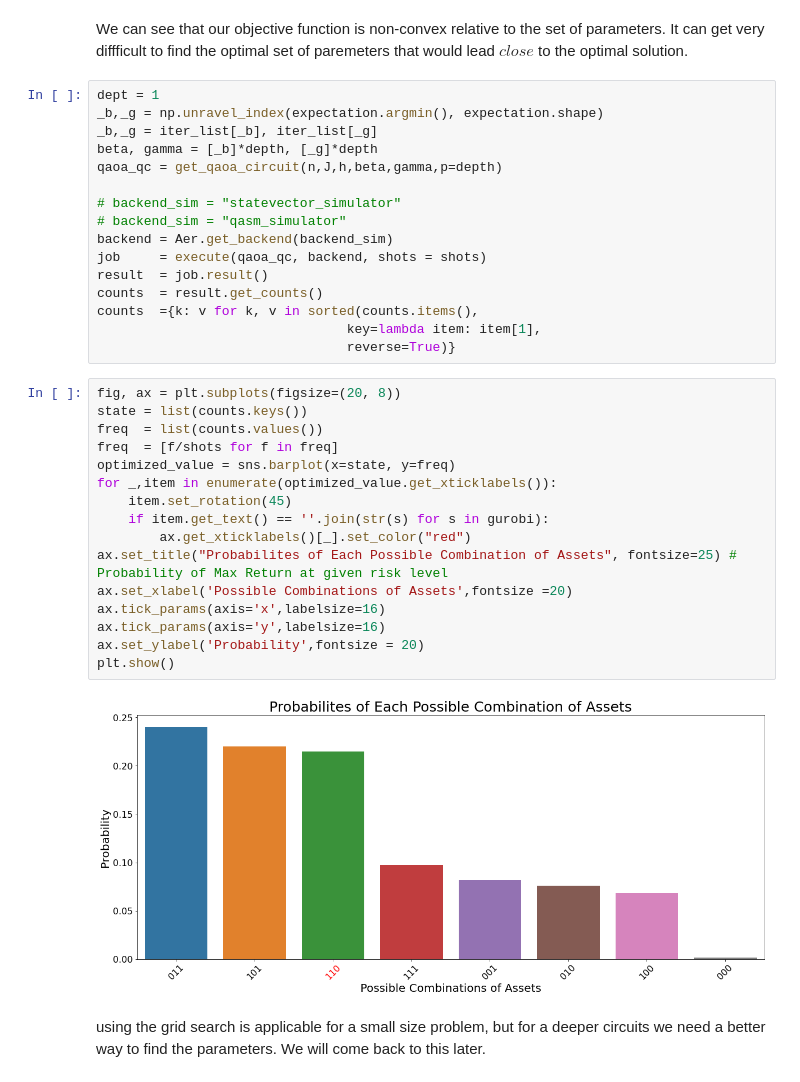
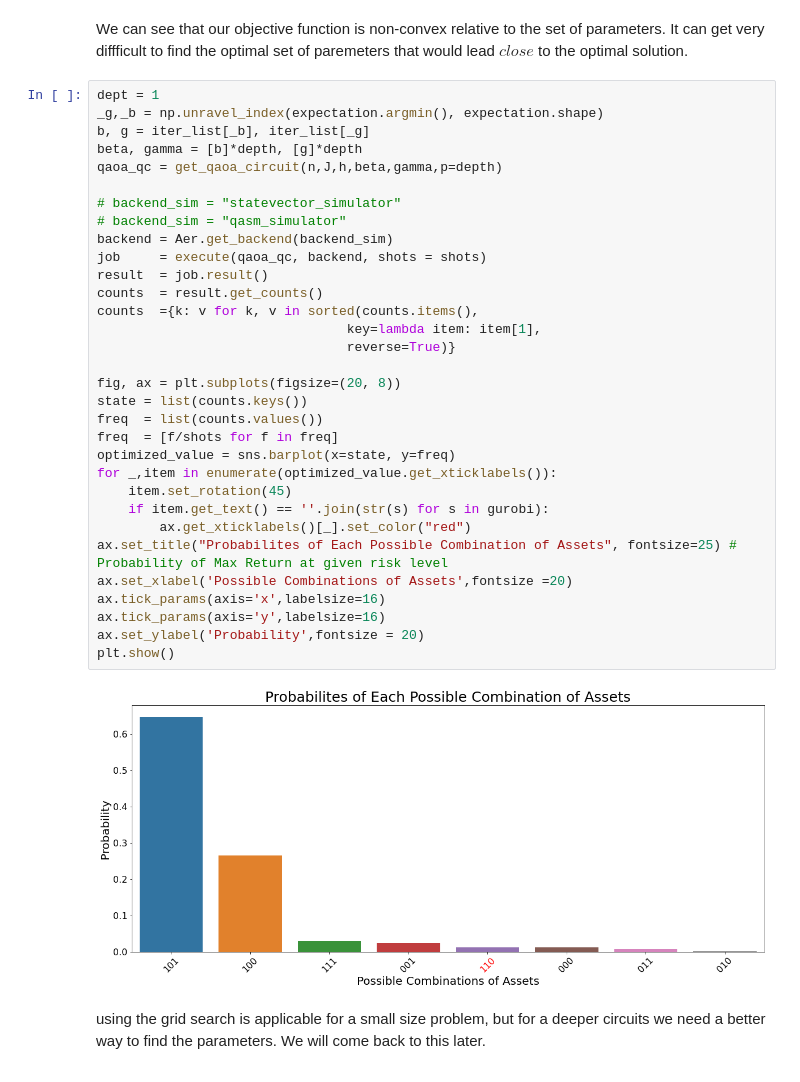
Before and after one commit to jimphon88/quantum-computing, a Jupyter notebook: mean variance optimization qaoa.ipynb, the cells around one changed output. Saved outputs shown, nothing was run; the diff lists cells and outputs as text.

```diff
--- a/mean variance optimization qaoa.ipynb
+++ b/mean variance optimization qaoa.ipynb
@@ -539,39 +562,39 @@ plt.show()
 # %% [markdown]
 We can see that our objective function is non-convex relative to the set of parameters. It can get very diffficult to find the optimal set of paremeters that would lead $\textit{close}$ to the optimal solution.
-# %%
-dept = 1
-_b,_g = np.unravel_index(expectation.argmin(), expectation.shape)
-_b,_g = iter_list[_b], iter_list[_g]
-beta, gamma = [_b]*depth, [_g]*depth
-qaoa_qc = get_qaoa_circuit(n,J,h,beta,gamma,p=depth)
-
-# backend_sim = "statevector_simulator"
-# backend_sim = "qasm_simulator"
-backend = Aer.get_backend(backend_sim)
-job     = execute(qaoa_qc, backend, shots = shots)
-result  = job.result()
-counts  = result.get_counts()
-counts  ={k: v for k, v in sorted(counts.items(),
-                                key=lambda item: item[1],
-                                reverse=True)}
-# %%
-fig, ax = plt.subplots(figsize=(20, 8))
-state = list(counts.keys())
-freq  = list(counts.values())
-freq  = [f/shots for f in freq]
-optimized_value = sns.barplot(x=state, y=freq)
-for _,item in enumerate(optimized_value.get_xticklabels()):
-    item.set_rotation(45)
-    if item.get_text() == ''.join(str(s) for s in gurobi):
-        ax.get_xticklabels()[_].set_color("red")
-ax.set_title("Probabilites of Each Possible Combination of Assets", fontsize=25) # Probability of Max Return at given risk level
-ax.set_xlabel('Possible Combinations of Assets',fontsize =20)
-ax.tick_params(axis='x',labelsize=16)
-ax.tick_params(axis='y',labelsize=16)
-ax.set_ylabel('Probability',fontsize = 20)
-plt.show()
-# %% [output]
-[figure, removed]
+# %%
+dept = 1
+_g,_b = np.unravel_index(expectation.argmin(), expectation.shape)
+b, g = iter_list[_b], iter_list[_g]
+beta, gamma = [b]*depth, [g]*depth
+qaoa_qc = get_qaoa_circuit(n,J,h,beta,gamma,p=depth)
+
+# backend_sim = "statevector_simulator"
+# backend_sim = "qasm_simulator"
+backend = Aer.get_backend(backend_sim)
+job     = execute(qaoa_qc, backend, shots = shots)
+result  = job.result()
+counts  = result.get_counts()
+counts  ={k: v for k, v in sorted(counts.items(),
+                                key=lambda item: item[1],
+                                reverse=True)}
+
+fig, ax = plt.subplots(figsize=(20, 8))
+state = list(counts.keys())
+freq  = list(counts.values())
+freq  = [f/shots for f in freq]
+optimized_value = sns.barplot(x=state, y=freq)
+for _,item in enumerate(optimized_value.get_xticklabels()):
+    item.set_rotation(45)
+    if item.get_text() == ''.join(str(s) for s in gurobi):
+        ax.get_xticklabels()[_].set_color("red")
+ax.set_title("Probabilites of Each Possible Combination of Assets", fontsize=25) # Probability of Max Return at given risk level
+ax.set_xlabel('Possible Combinations of Assets',fontsize =20)
+ax.tick_params(axis='x',labelsize=16)
+ax.tick_params(axis='y',labelsize=16)
+ax.set_ylabel('Probability',fontsize = 20)
+plt.show()
+# %% [output]
+[figure, added]
 # %% [markdown]
 using the grid search is applicable for a small size problem, but for a deeper circuits we need a better way to find the parameters. We will come back to this later.
 # %% [markdown]
```
Also changed, not shown: parts of 22 cells of this notebook.
